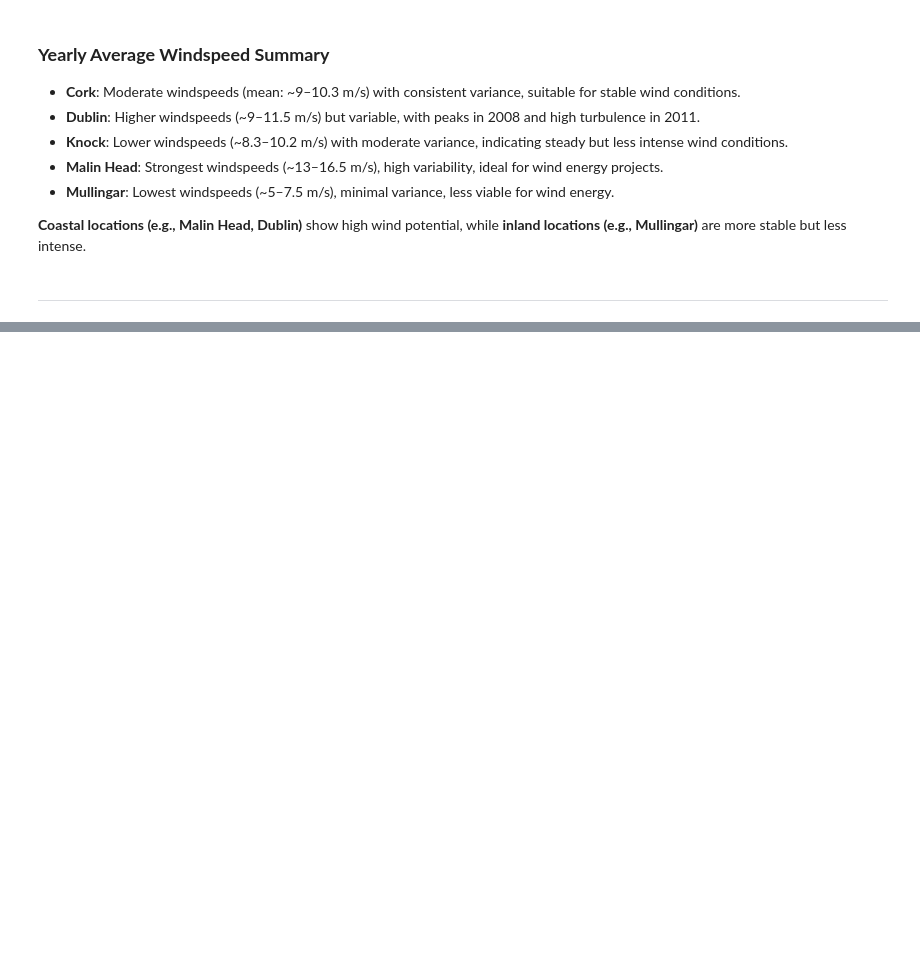
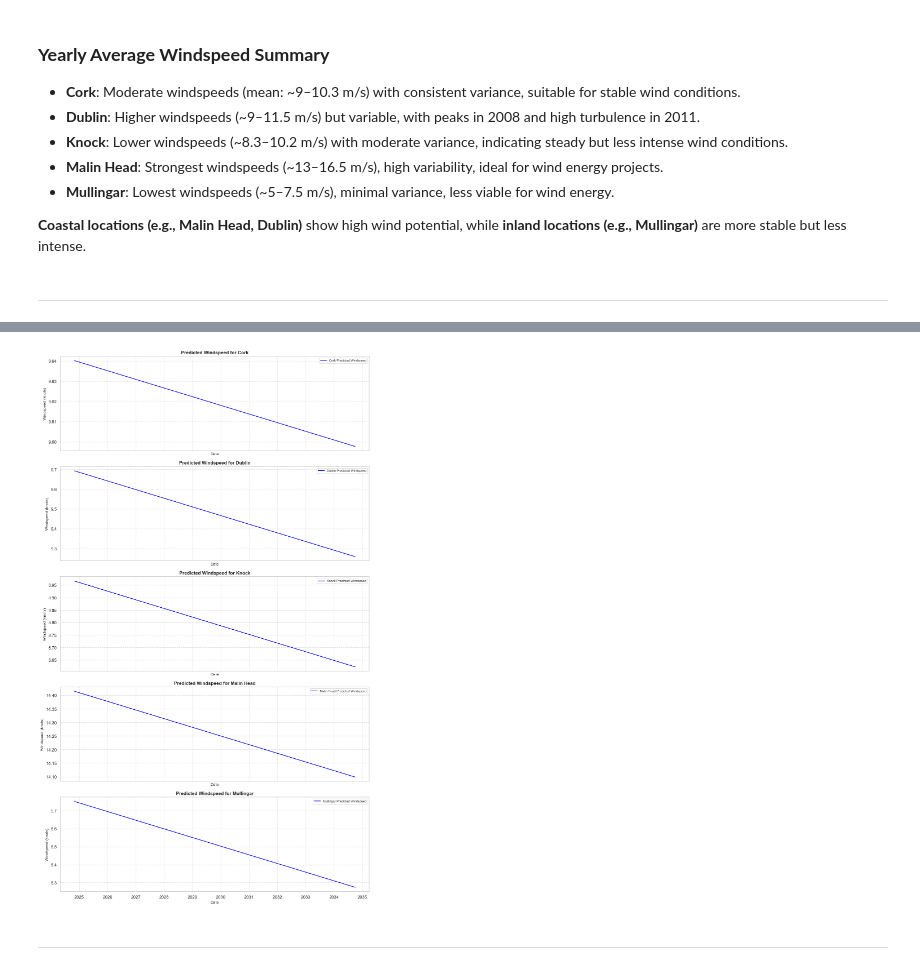
Before and after one commit to sarahembarry/PFDA-project, a Jupyter notebook: bigproject.ipynb, the cells around one changed output, grey strips where cells are left out. Cells and saved outputs as stored; diff of their text form; code cells hidden in the pictures; blank space fills up the shorter version.

Commit message:
Linear regression first attempt

```diff
--- a/bigproject.ipynb
+++ b/bigproject.ipynb
@@ -494,0 +519,10 @@ display(location_summary)
+# %%
+# Create a 'date' column by combining 'year' and 'month', setting the day to 1
+monthly_windspeed_data['date'] = pd.to_datetime(monthly_windspeed_data[['year', 'month']].assign(day=1)
+)
+
+# Convert 'date' to a numeric format for linear regression model
+monthly_windspeed_data['date_numeric'] = monthly_windspeed_data['date'].map(pd.Timestamp.toordinal)
+
+# Get unique locations from the dataset
+locations = monthly_windspeed_data['Location'].unique()
@@ -495,3 +590,28 @@ display(location_summary)
+# %%
+
+# Number of locations
+num_locations = len(all_predictions)
+
+# Create subplots: 1 row for each location
+fig, axes = plt.subplots(num_locations, 1, figsize=(12, 4 * num_locations), sharex=True)
+
+
+# Iterate through locations and plot each on its own subplot
+for ax, (location, df) in zip(axes, all_predictions.items()):
+    ax.plot(df['date'], df['predicted_wdsp'], label=f'{location} Predicted Windspeed', color='blue')
+    ax.set_title(f'Predicted Windspeed for {location}', fontsize=12, weight='bold')
+    ax.set_xlabel('Date', fontsize=10)
+    ax.set_ylabel('Windspeed (knots)', fontsize=10)
+    ax.legend(fontsize=8)
+    ax.grid(True, linestyle='--', alpha=0.6)
+
+# Adjust layout for better spacing
+plt.tight_layout()
+plt.show()
+# %% [output]
+[figure, added]
+# %% [markdown]
+---
 # %%
 # Close the SQLite connection
 conn.close()
```
Also changed, not shown: parts of 12 cells of this notebook, 2 other files.
